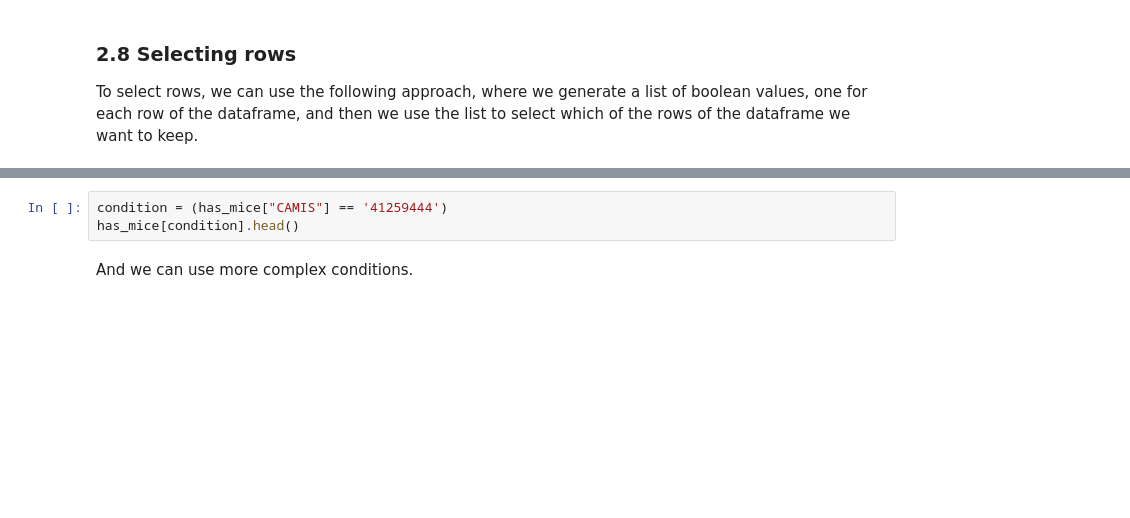
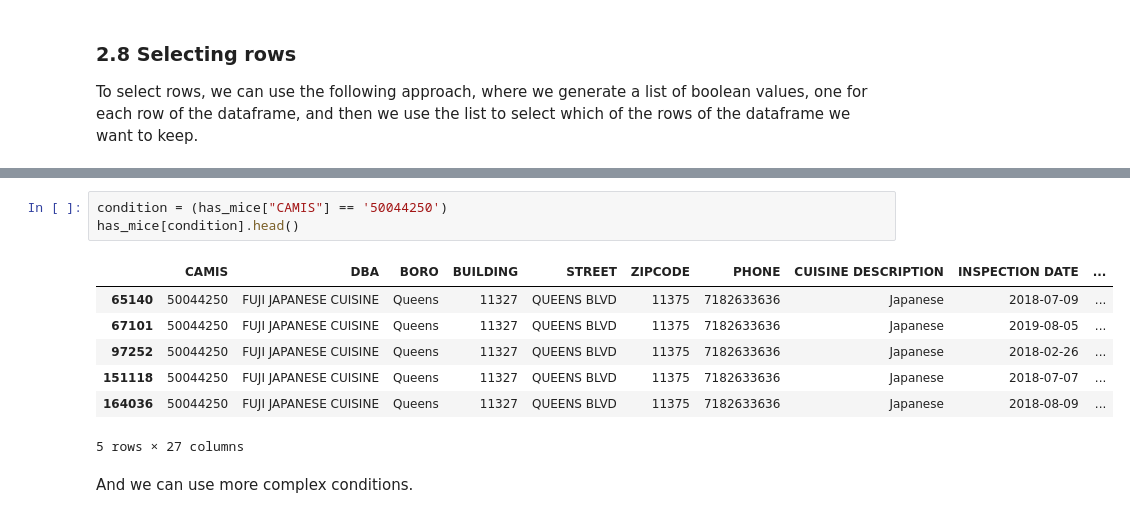
Before and after one commit to dianakorka/dmml2021, a Jupyter notebook: week3/EDA_and_Data_visualization.ipynb, the cells around one changed output, grey strips where cells are left out. Drawn from its saved outputs; the diff is of its cells as text; blank space fills up the shorter version.

```diff
--- a/week3/EDA_and_Data_visualization.ipynb
+++ b/week3/EDA_and_Data_visualization.ipynb
@@ -516,6 +630,14 @@ has_mice["CAMIS"].value_counts()[:5]
 # %%
-condition = (has_mice["CAMIS"] == '41259444')
+condition = (has_mice["CAMIS"] == '50044250')
 has_mice[condition].head()
+# %% [output]
+|  | CAMIS | DBA | BORO | BUILDING | STREET | ZIPCODE | PHONE | CUISINE DESCRIPTION | INSPECTION DATE | ... |
+| 65140 | 50044250 | FUJI JAPANESE CUISINE | Queens | 11327 | QUEENS BLVD | 11375 | 7182633636 | Japanese | 2018-07-09 | ... |
+| 67101 | 50044250 | FUJI JAPANESE CUISINE | Queens | 11327 | QUEENS BLVD | 11375 | 7182633636 | Japanese | 2019-08-05 | ... |
+| 97252 | 50044250 | FUJI JAPANESE CUISINE | Queens | 11327 | QUEENS BLVD | 11375 | 7182633636 | Japanese | 2018-02-26 | ... |
+| 151118 | 50044250 | FUJI JAPANESE CUISINE | Queens | 11327 | QUEENS BLVD | 11375 | 7182633636 | Japanese | 2018-07-07 | ... |
+| 164036 | 50044250 | FUJI JAPANESE CUISINE | Queens | 11327 | QUEENS BLVD | 11375 | 7182633636 | Japanese | 2018-08-09 | ... |
+5 rows × 27 columns
 # %% [markdown]
 And we can use more complex conditions.
 # %%
```
Also changed, not shown: parts of 38 cells of this notebook.
